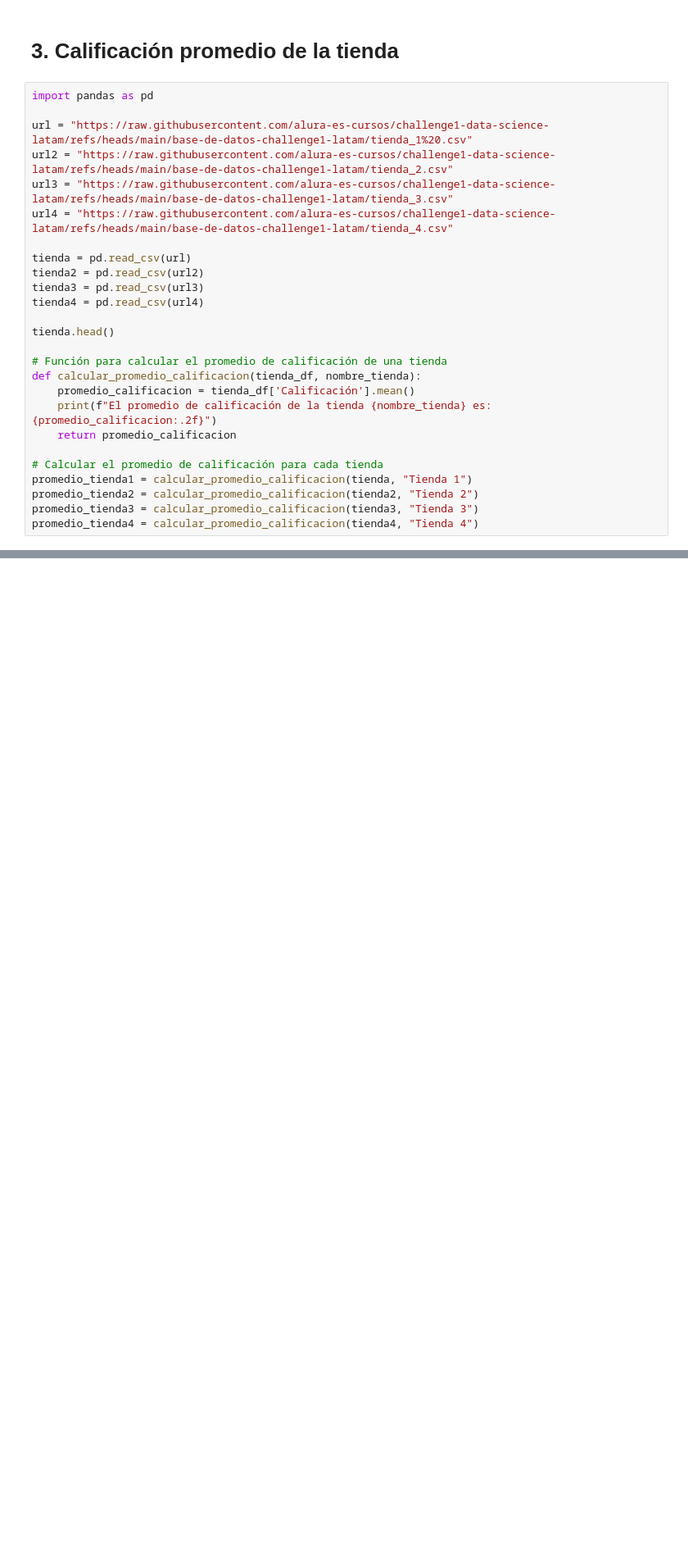
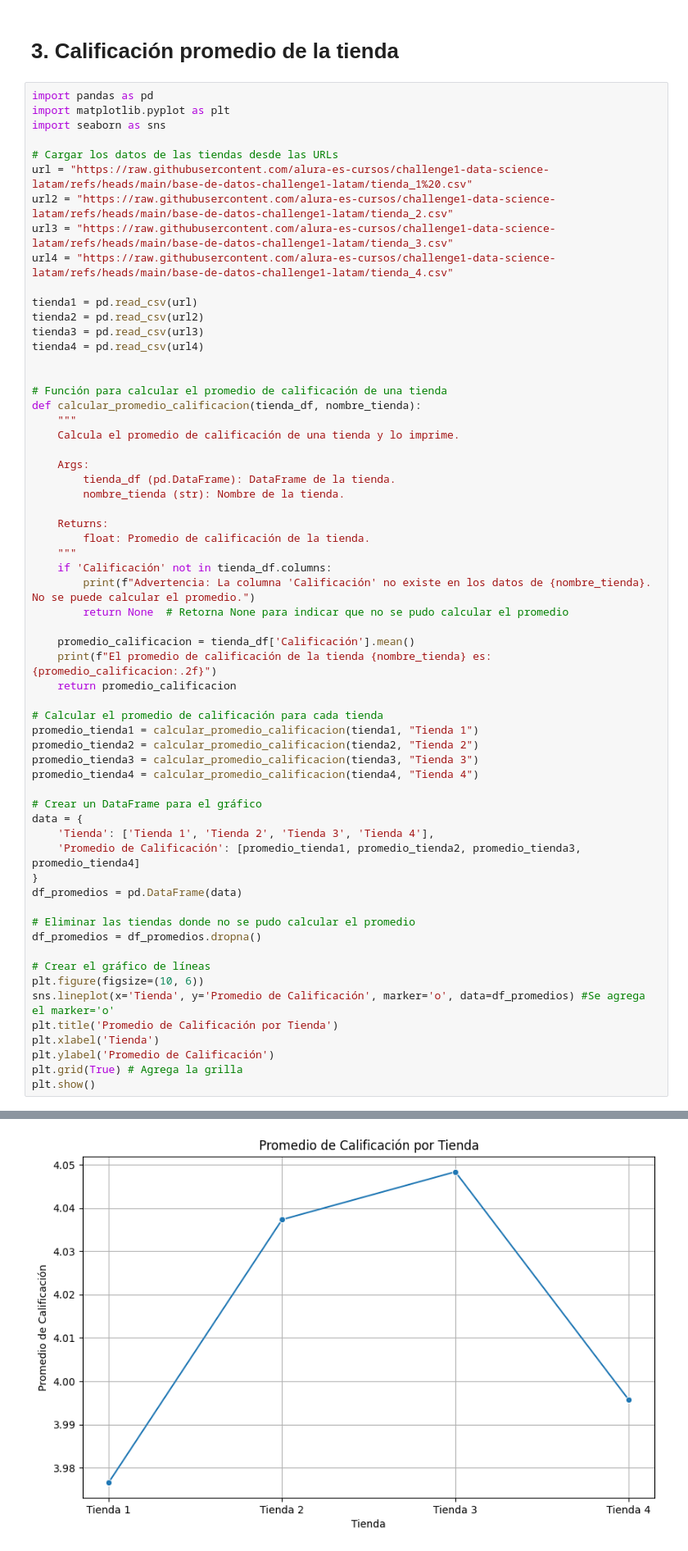
Before and after one commit to Maucho6340/challenge1-data-science-latam, a Jupyter notebook: AluraStoreLatam.ipynb, the cells around one changed output, grey strips where cells are left out. Shown at 82% size. Cells and saved outputs as stored; diff of their text form; blank space fills up the shorter version.

```diff
--- a/AluraStoreLatam.ipynb
+++ b/AluraStoreLatam.ipynb
@@ -125,35 +164,71 @@ Muebles                    192528900.0
 # 3. Calificación promedio de la tienda
 # %%
 import pandas as pd
+import matplotlib.pyplot as plt
+import seaborn as sns
 
+# Cargar los datos de las tiendas desde las URLs
 url = "https://raw.githubusercontent.com/alura-es-cursos/challenge1-data-science-latam/refs/heads/main/base-de-datos-challenge1-latam/tienda_1%20.csv"
 url2 = "https://raw.githubusercontent.com/alura-es-cursos/challenge1-data-science-latam/refs/heads/main/base-de-datos-challenge1-latam/tienda_2.csv"
 url3 = "https://raw.githubusercontent.com/alura-es-cursos/challenge1-data-science-latam/refs/heads/main/base-de-datos-challenge1-latam/tienda_3.csv"
 url4 = "https://raw.githubusercontent.com/alura-es-cursos/challenge1-data-science-latam/refs/heads/main/base-de-datos-challenge1-latam/tienda_4.csv"
 
-tienda = pd.read_csv(url)
+tienda1 = pd.read_csv(url)
 tienda2 = pd.read_csv(url2)
 tienda3 = pd.read_csv(url3)
 tienda4 = pd.read_csv(url4)
 
-tienda.head()
 
 # Función para calcular el promedio de calificación de una tienda
 def calcular_promedio_calificacion(tienda_df, nombre_tienda):
+    """
+    Calcula el promedio de calificación de una tienda y lo imprime.
+
+    Args:
+        tienda_df (pd.DataFrame): DataFrame de la tienda.
+        nombre_tienda (str): Nombre de la tienda.
+
+    Returns:
+        float: Promedio de calificación de la tienda.
+    """
+    if 'Calificación' not in tienda_df.columns:
+        print(f"Advertencia: La columna 'Calificación' no existe en los datos de {nombre_tienda}. No se puede calcular el promedio.")
+        return None  # Retorna None para indicar que no se pudo calcular el promedio
+
     promedio_calificacion = tienda_df['Calificación'].mean()
     print(f"El promedio de calificación de la tienda {nombre_tienda} es: {promedio_calificacion:.2f}")
     return promedio_calificacion
 
 # Calcular el promedio de calificación para cada tienda
-promedio_tienda1 = calcular_promedio_calificacion(tienda, "Tienda 1")
+promedio_tienda1 = calcular_promedio_calificacion(tienda1, "Tienda 1")
 promedio_tienda2 = calcular_promedio_calificacion(tienda2, "Tienda 2")
 promedio_tienda3 = calcular_promedio_calificacion(tienda3, "Tienda 3")
 promedio_tienda4 = calcular_promedio_calificacion(tienda4, "Tienda 4")
+
+# Crear un DataFrame para el gráfico
+data = {
+    'Tienda': ['Tienda 1', 'Tienda 2', 'Tienda 3', 'Tienda 4'],
+    'Promedio de Calificación': [promedio_tienda1, promedio_tienda2, promedio_tienda3, promedio_tienda4]
+}
+df_promedios = pd.DataFrame(data)
+
+# Eliminar las tiendas donde no se pudo calcular el promedio
+df_promedios = df_promedios.dropna()
+
+# Crear el gráfico de líneas
+plt.figure(figsize=(10, 6))
+sns.lineplot(x='Tienda', y='Promedio de Calificación', marker='o', data=df_promedios) #Se agrega el marker='o'
+plt.title('Promedio de Calificación por Tienda')
+plt.xlabel('Tienda')
+plt.ylabel('Promedio de Calificación')
+plt.grid(True) # Agrega la grilla
+plt.show()
 # %% [output]
 El promedio de calificación de la tienda Tienda 1 es: 3.98
 El promedio de calificación de la tienda Tienda 2 es: 4.04
 El promedio de calificación de la tienda Tienda 3 es: 4.05
 El promedio de calificación de la tienda Tienda 4 es: 4.00
+[figure, added]
 # %% [markdown]
 # 4. Productos más y menos vendidos
 # %%
```
Also changed, not shown: parts of 19 cells of this notebook.
